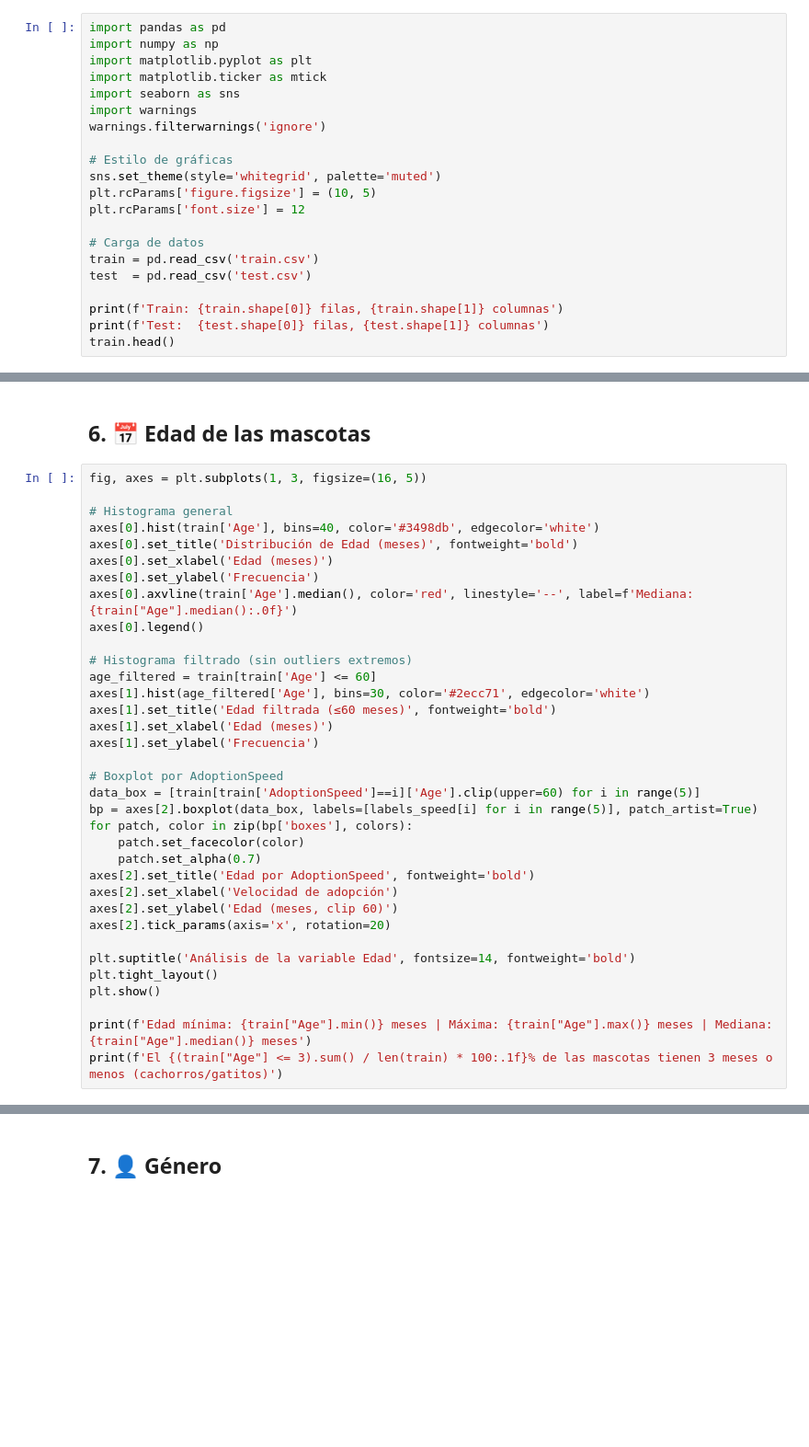
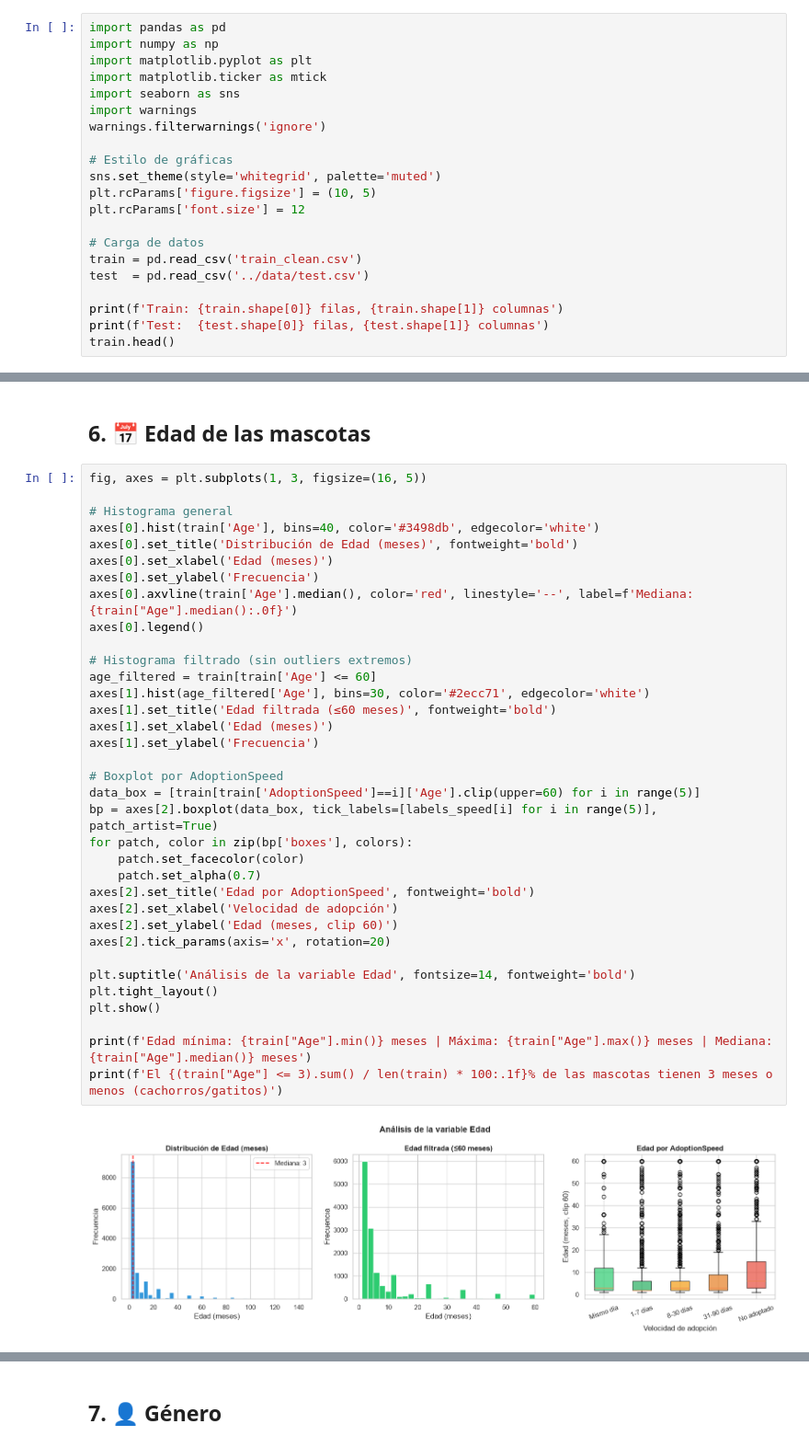
Before and after one commit to Bootcamp-DA-P2/DA-project-classification-Grupo-3, a Jupyter notebook: notebook/EDA_PetFinder.ipynb, the cells around one changed output, grey strips where cells are left out. Shown at 92% size. Drawn from its saved outputs; the diff is of its cells as text; blank space fills up the shorter version.

```diff
--- a/notebook/EDA_PetFinder.ipynb
+++ b/notebook/EDA_PetFinder.ipynb
@@ -21,8 +21,8 @@ plt.rcParams['figure.figsize'] = (10, 5)
 plt.rcParams['font.size'] = 12
 
 # Carga de datos
-train = pd.read_csv('train.csv')
-test  = pd.read_csv('test.csv')
+train = pd.read_csv('train_clean.csv')
+test  = pd.read_csv('../data/test.csv')
 
 print(f'Train: {train.shape[0]} filas, {train.shape[1]} columnas')
 print(f'Test:  {test.shape[0]} filas, {test.shape[1]} columnas')
@@ -159,31 +212,33 @@ fig, axes = plt.subplots(1, 3, figsize=(16, 5))
 axes[0].hist(train['Age'], bins=40, color='#3498db', edgecolor='white')
 axes[0].set_title('Distribución de Edad (meses)', fontweight='bold')
 axes[0].set_xlabel('Edad (meses)')
 axes[0].set_ylabel('Frecuencia')
 axes[0].axvline(train['Age'].median(), color='red', linestyle='--', label=f'Mediana: {train["Age"].median():.0f}')
 axes[0].legend()
 
 # Histograma filtrado (sin outliers extremos)
 age_filtered = train[train['Age'] <= 60]
 axes[1].hist(age_filtered['Age'], bins=30, color='#2ecc71', edgecolor='white')
 axes[1].set_title('Edad filtrada (≤60 meses)', fontweight='bold')
 axes[1].set_xlabel('Edad (meses)')
 axes[1].set_ylabel('Frecuencia')
 
 # Boxplot por AdoptionSpeed
 data_box = [train[train['AdoptionSpeed']==i]['Age'].clip(upper=60) for i in range(5)]
-bp = axes[2].boxplot(data_box, labels=[labels_speed[i] for i in range(5)], patch_artist=True)
+bp = axes[2].boxplot(data_box, tick_labels=[labels_speed[i] for i in range(5)], patch_artist=True)
 for patch, color in zip(bp['boxes'], colors):
     patch.set_facecolor(color)
     patch.set_alpha(0.7)
 axes[2].set_title('Edad por AdoptionSpeed', fontweight='bold')
 axes[2].set_xlabel('Velocidad de adopción')
 axes[2].set_ylabel('Edad (meses, clip 60)')
 axes[2].tick_params(axis='x', rotation=20)
 
 plt.suptitle('Análisis de la variable Edad', fontsize=14, fontweight='bold')
 plt.tight_layout()
 plt.show()
 
 print(f'Edad mínima: {train["Age"].min()} meses | Máxima: {train["Age"].max()} meses | Mediana: {train["Age"].median()} meses')
 print(f'El {(train["Age"] <= 3).sum() / len(train) * 100:.1f}% de las mascotas tienen 3 meses o menos (cachorros/gatitos)')
+# %% [output]
+[figure, added]
```
Also changed, not shown: parts of 14 cells of this notebook, 2 other files.
